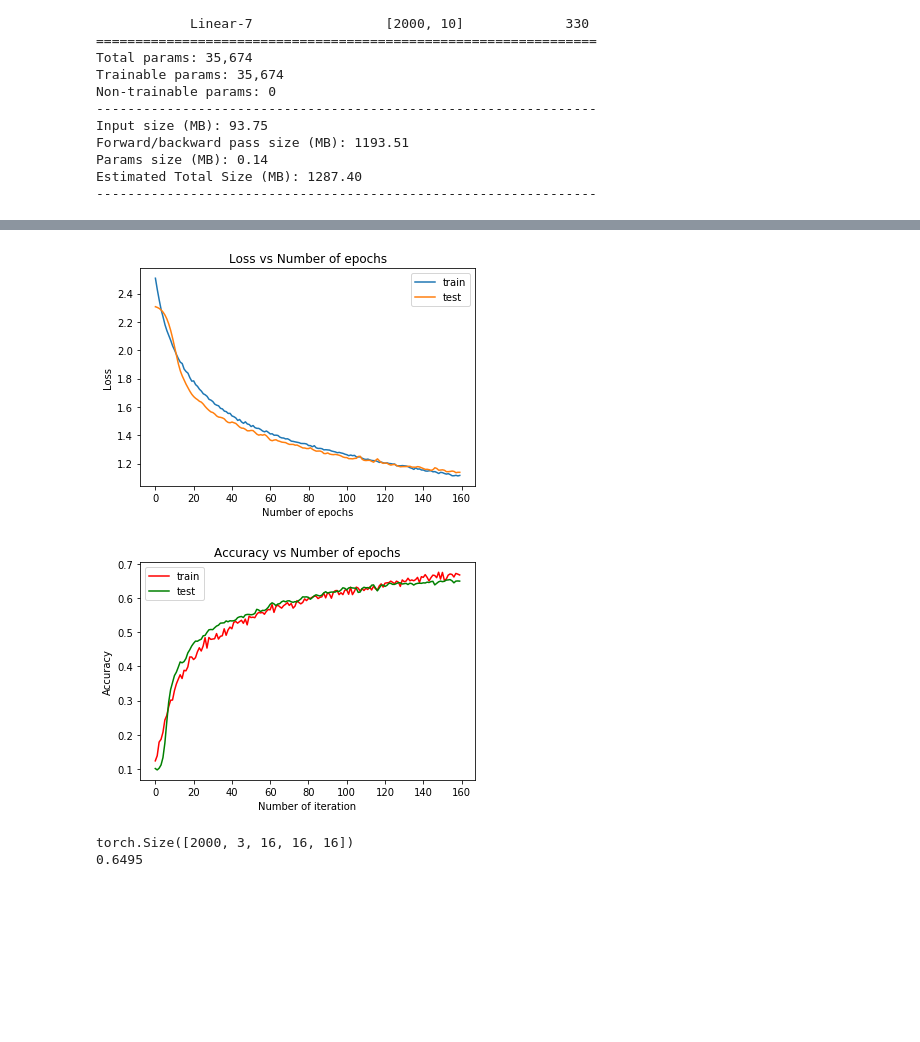
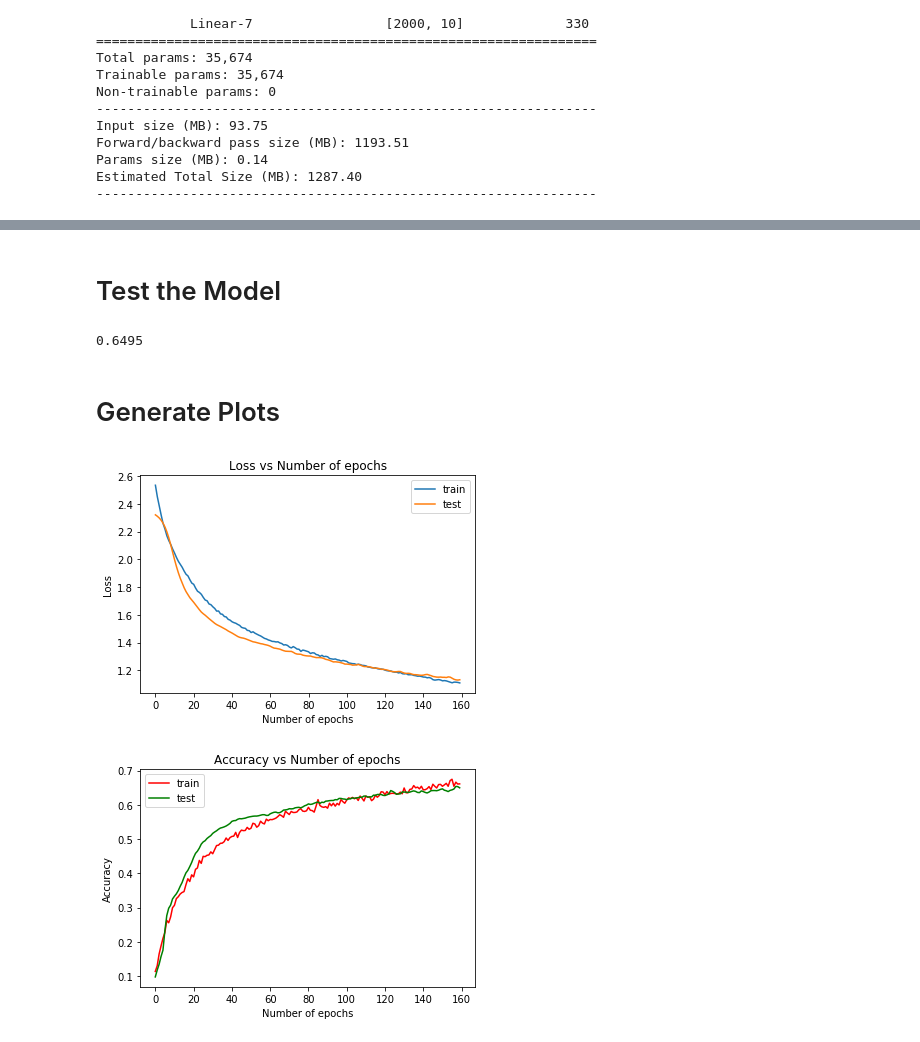
Before and after one commit to HarshSulakhe/3DMNIST-PyTorch, a Jupyter notebook: main.ipynb, the cells around one changed output, grey strips where cells are left out. Drawn from its saved outputs; the diff is of its cells as text; code cells hidden in the pictures; blank space fills up the shorter version.

```diff
--- a/main.ipynb
+++ b/main.ipynb
@@ -28,15 +22,9 @@ from sklearn.metrics import accuracy_score
 # %%
 with h5py.File("./full_dataset_vectors.h5", "r") as hf:
-
-    # Split the data into training/test features/targets
     X_train = hf["X_train"][:]
     targets_train = hf["y_train"][:]
     X_test = hf["X_test"][:]
     targets_test = hf["y_test"][:]
 
-    # Determine sample shape
-    sample_shape = (16, 16, 16, 3)
-
-    # Reshape data into 3D format
 X_train = rgb_data_transform(X_train)
 X_test = rgb_data_transform(X_test)
@@ -152,34 +143,36 @@ Epoch: 159  Train Loss:1.12, Test Loss:1.14, Train Accuracy:0.67, Test Accuracy:
+# %% [markdown]
+# Test the Model
+# %%
+model.eval()
+with torch.no_grad():
+    for images, labels in test_loader:
+        test = Variable(images.permute(0,4,1,2,3)).cuda()
+        outputs = model(test).detach()
+        test_loss = error(outputs,labels.cuda())
+        test_accuracy = accuracy_score(torch.argmax(outputs,axis = 1).cpu().numpy(),labels.cpu().numpy())
+print(test_accuracy)
+torch.save(model.state_dict,'./CNN_5e-5.pth')
+# %% [output]
+0.6495
+# %% [markdown]
+# Generate Plots
+# %%
+plt.plot(train_loss_list,label = 'train')
+plt.plot(test_loss_list,label = 'test')
+plt.legend()
+plt.xlabel("Number of epochs")
+plt.ylabel("Loss")
+plt.title("Loss vs Number of epochs")
+plt.show()
+# %% [output]
+[figure, added]
 # %%
-# visualization loss
-plt.plot(train_loss_list,label = 'train')
-plt.plot(test_loss_list,label = 'test')
-plt.legend()
-plt.xlabel("Number of epochs")
-plt.ylabel("Loss")
-plt.title("Loss vs Number of epochs")
-plt.show()
-
-# visualization accuracy
 plt.plot(train_accuracy_list,color = "red",label = 'train')
 plt.plot(test_accuracy_list,color = "green",label = 'test')
 plt.legend()
-plt.xlabel("Number of iteration")
+plt.xlabel("Number of epochs")
 plt.ylabel("Accuracy")
 plt.title("Accuracy vs Number of epochs")
 plt.show()
 # %% [output]
-[figure, old version]
+[figure, new version]
-[figure, removed]
-# %%
-model.eval()
-with torch.no_grad():
-    for images, labels in test_loader:
-        print(images.permute(0,4,1,2,3).size())
-        test = Variable(images.permute(0,4,1,2,3)).cuda()
-        outputs = model(test).detach()
-        test_loss = error(outputs,labels.cuda())
-        test_accuracy = accuracy_score(torch.argmax(outputs,axis = 1).cpu().numpy(),labels.cpu().numpy())
-print(test_accuracy)
-# %% [output]
-torch.Size([2000, 3, 16, 16, 16])
-0.6495
```
Also changed, not shown: parts of 11 cells of this notebook.
